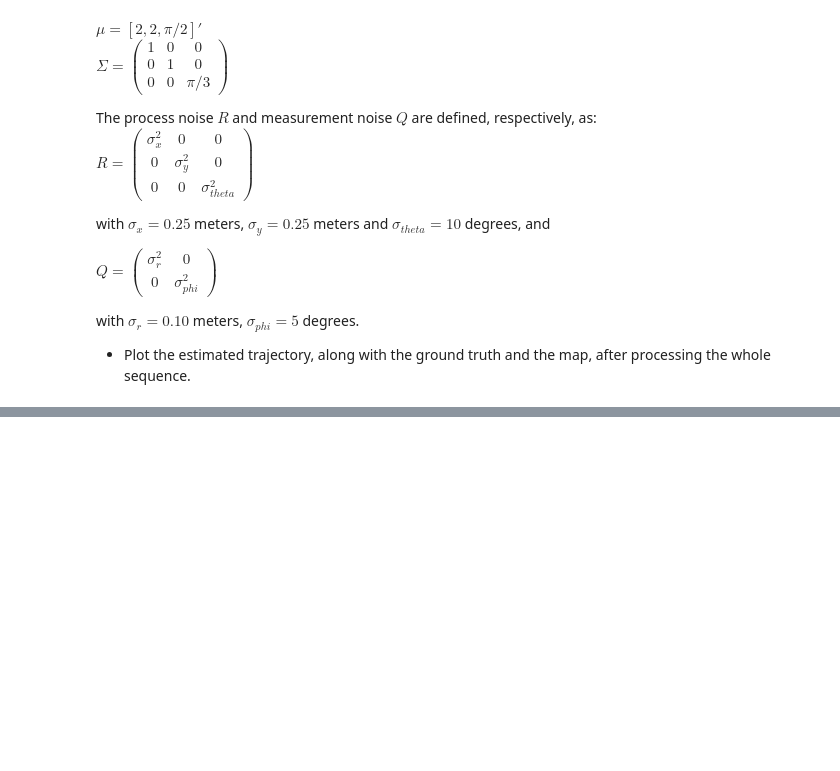
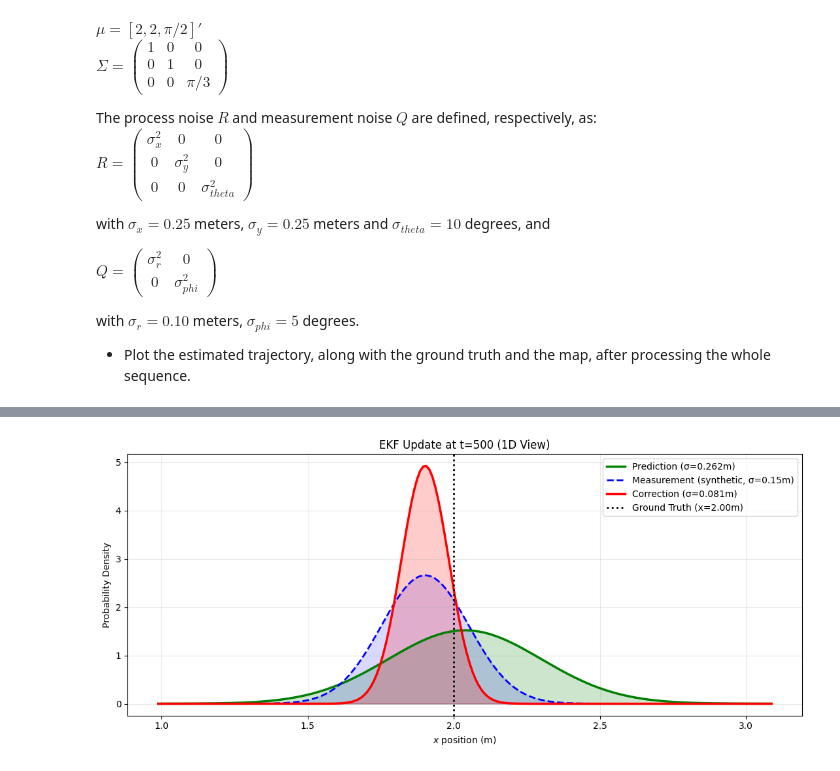
Before and after one commit to paugiron/APMR_A1, a Jupyter notebook: A1/13_ekf_localization/13_ekf_localization.ipynb, the cells around one changed output, grey strips where cells are left out. Saved outputs shown, nothing was run; the diff lists cells and outputs as text; code cells hidden in the pictures; blank space fills up the shorter version.

```diff
--- a/A1/13_ekf_localization/13_ekf_localization.ipynb
+++ b/A1/13_ekf_localization/13_ekf_localization.ipynb
@@ -217,0 +509,59 @@ raise NotImplementedError()
+# %%
+# Diagnostic 2: 1D Gaussian Bell Curves (Prediction vs Measurement vs Correction)
+# Highlight a moment during corner (high uncertainty)
+t_focus = 500
+
+# Extract x-component at this timestep
+mu_pred = estim_coords[t_focus-1]  # Previous estimate (used for prediction)
+S_pred = estim_cov[t_focus-1]
+sigma_x_pred = np.sqrt(S_pred[0, 0])
+
+# After prediction (before correction) — simulate by running predict only
+mu_bar, S_bar = ekf_predict(
+    mu_pred.reshape(3, 1),
+    S_pred,
+    [data['odom'][t_focus-1], data['odom'][t_focus]],
+    R
+)
+mu_bar = np.asarray(mu_bar).flatten()
+sigma_x_bar = np.sqrt(S_bar[0, 0])
+
+# After correction (actual estimate)
+mu_corrected = estim_coords[t_focus]
+sigma_x_corrected = np.sqrt(estim_cov[t_focus][0, 0])
+
+# Ground truth
+x_gt = gt_traj[t_focus][0]
+
+# Plot 1D Gaussians
+x_range = np.linspace(mu_bar[0] - 4*sigma_x_bar, mu_bar[0] + 4*sigma_x_bar, 200)
+
+fig, ax = plt.subplots(figsize=(11, 5))
+
+# Prediction (before measurement)
+pred_pdf = norm.pdf(x_range, mu_bar[0], sigma_x_bar)
+ax.plot(x_range, pred_pdf, 'g-', linewidth=2.5, label=f'Prediction (σ={sigma_x_bar:.3f}m)')
+ax.fill_between(x_range, pred_pdf, alpha=0.2, color='green')
+
+# Measurement likelihood (synthetic: narrow, centered near measurement)
+meas_pdf = norm.pdf(x_range, mu_corrected[0], 0.15)
+ax.plot(x_range, meas_pdf, 'b--', linewidth=2, label='Measurement (synthetic, σ=0.15m)')
+ax.fill_between(x_range, meas_pdf, alpha=0.15, color='blue')
+
+# Corrected (posterior)
+corr_pdf = norm.pdf(x_range, mu_corrected[0], sigma_x_corrected)
+ax.plot(x_range, corr_pdf, 'r-', linewidth=2.5, label=f'Correction (σ={sigma_x_corrected:.3f}m)')
+ax.fill_between(x_range, corr_pdf, alpha=0.2, color='red')
+
+# Ground truth
+ax.axvline(x_gt, color='black', linestyle=':', linewidth=2, label=f'Ground Truth (x={x_gt:.2f}m)')
+
+ax.set_xlabel('$x$ position (m)')
+ax.set_ylabel('Probability Density')
+ax.set_title(f'EKF Update at t={t_focus} (1D View)')
+ax.legend(fontsize=10)
+ax.grid(True, alpha=0.3)
+plt.tight_layout()
+plt.show()
+# %% [output]
+[figure, added]
```
Also changed, not shown: parts of 13 cells of this notebook, 2 other files.
